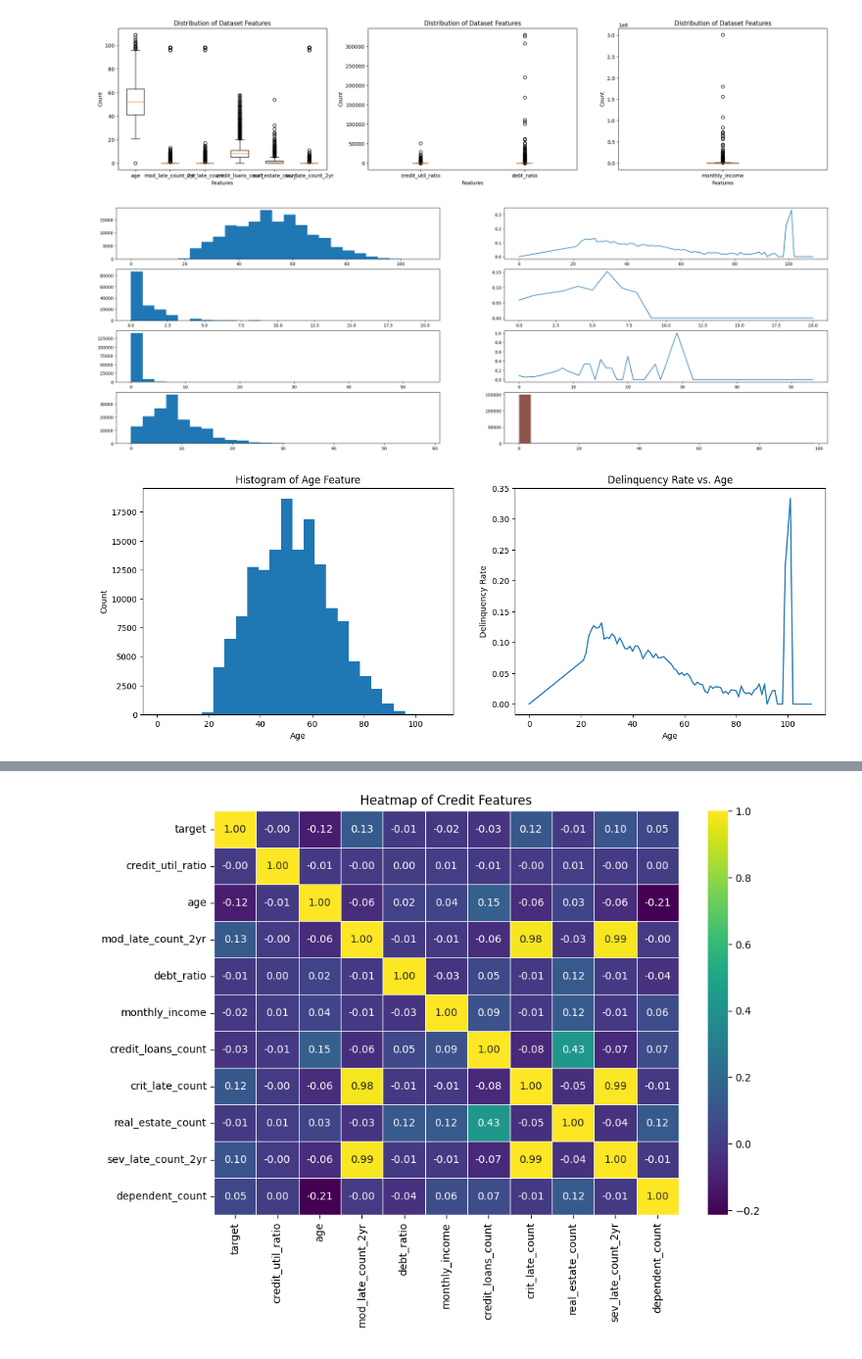
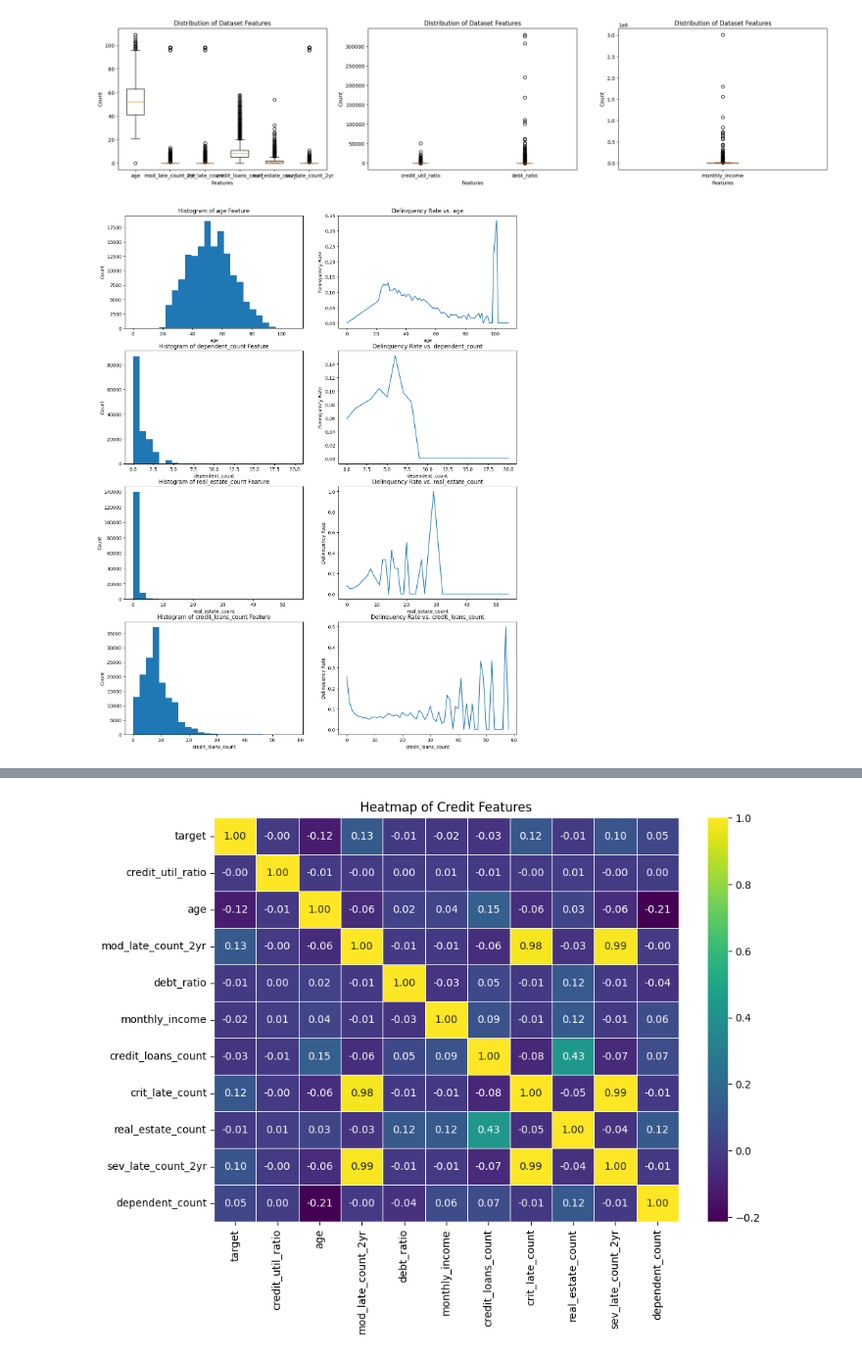
Before and after one commit to nb488/Credit-Risk-Prediction-Project, a Jupyter notebook: main.ipynb, the cells around one changed output, grey strips where cells are left out. Shown at 98% size. Cells and saved outputs as stored; diff of their text form; code cells hidden in the pictures.

```diff
--- a/main.ipynb
+++ b/main.ipynb
@@ -219,42 +219,28 @@ plt.show()
 # %% [output]
 [figure]
 # %%
-cols_discrete = ["age", "dependent_count", "real_estate_count", "credit_loans_count", "crit_late_count", "sev_late_count_2yr", "mod_late_count_2yr"]
+cols_discrete = {"age":[0,1],
+                 "dependent_count":[2,3],
+                 "real_estate_count":[4,5],
+                 "credit_loans_count":[6,7],
+                }
 
-fig, ax = plt.subplots(4,2, figsize = (30,10))
+fig, ax = plt.subplots(4,2, figsize = (15,20))
 ax = ax.flatten()
-count = 0
 
-for col in cols_discrete :
-    ax[count].hist(credit_traindf[col], bins = 25)
-    groups = credit_traindf.groupby(col)["target"].mean()
-    if count < len(cols_discrete) :
-        count = count + 1
+for key, val in cols_discrete.items() :
 
-    ax[count].plot(groups.index, groups.values)
+    ax[val[0]].hist(credit_traindf[key], bins = 25)
+    ax[val[0]].set_xlabel(f"{key}")
+    ax[val[0]].set_ylabel("Count")
+    ax[val[0]].set_title(f"Histogram of {key} Feature")
 
-    if count < len(cols_discrete) :
-        count = count + 1
+    groups = credit_traindf.groupby(key)["target"].mean()
+    ax[val[1]].plot(groups.index, groups.values)
+    ax[val[1]].set_xlabel(f"{key}")
+    ax[val[1]].set_ylabel("Delinquency Rate")
+    ax[val[1]].set_title(f"Delinquency Rate vs. {key}")
+
+plt.show()
 # %% [output]
-[figure, old version]
+[figure, new version]
-# %%
-cols_discrete = ["age", "dependent_count", "real_estate_count", "credit_loans_count", "crit_late_count", "sev_late_count_2yr", "mod_late_count_2yr"]
-
-fig, ax = plt.subplots(1,len(cols_discrete), figsize = (15,5))
-
-ax[0].hist(credit_traindf["age"], bins =25)
-ax[0].set_xlabel("Age")
-ax[0].set_ylabel("Count")
-ax[0].set_title("Histogram of Age Feature")
-
-age_target_rate = credit_traindf.groupby("age")["target"].mean() #!!!!
-
-ax[1].plot(age_target_rate.index, age_target_rate.values)
-ax[1].set_xlabel("Age")
-ax[1].set_ylabel("Delinquency Rate")
-ax[1].set_title("Delinquency Rate vs. Age")
-
-
-plt.show()
-# %% [output]
-[figure, removed]
```
Also changed, not shown: parts of 26 cells of this notebook.
